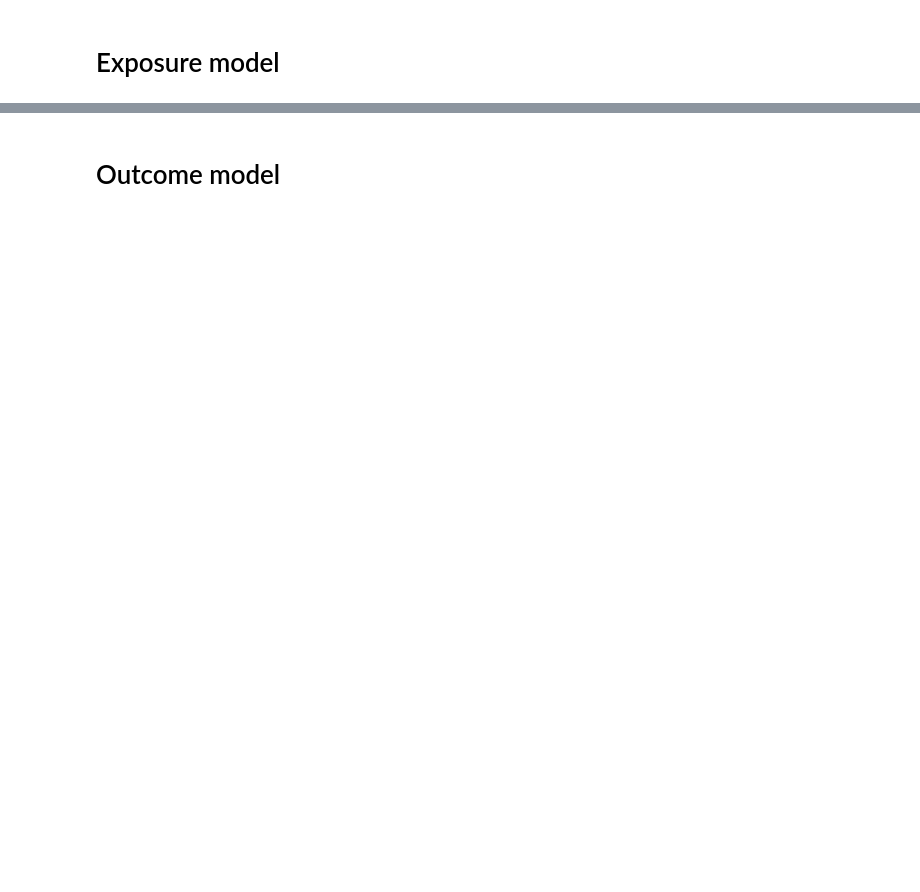
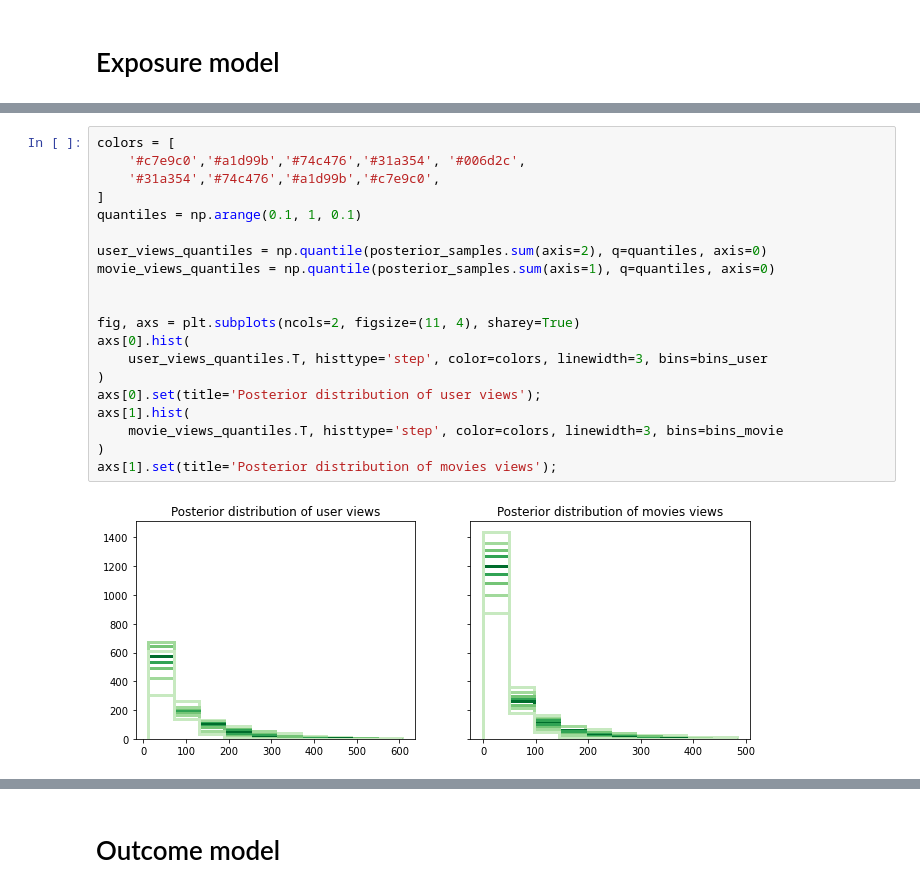
Before and after one commit to RaulPL/deconfounded_recommender, a Jupyter notebook: dec_recommender.ipynb, the cells around one changed output, grey strips where cells are left out. Cells and saved outputs as stored; diff of their text form; blank space fills up the shorter version.

```diff
--- a/dec_recommender.ipynb
+++ b/dec_recommender.ipynb
@@ -160,0 +231,22 @@ posterior_samples = mcmc.get_samples()
+# %%
+colors = [
+    '#c7e9c0','#a1d99b','#74c476','#31a354', '#006d2c',
+    '#31a354','#74c476','#a1d99b','#c7e9c0',
+]
+quantiles = np.arange(0.1, 1, 0.1)
+
+user_views_quantiles = np.quantile(posterior_samples.sum(axis=2), q=quantiles, axis=0)
+movie_views_quantiles = np.quantile(posterior_samples.sum(axis=1), q=quantiles, axis=0)
+
+
+fig, axs = plt.subplots(ncols=2, figsize=(11, 4), sharey=True)
+axs[0].hist(
+    user_views_quantiles.T, histtype='step', color=colors, linewidth=3, bins=bins_user
+)
+axs[0].set(title='Posterior distribution of user views');
+axs[1].hist(
+    movie_views_quantiles.T, histtype='step', color=colors, linewidth=3, bins=bins_movie
+)
+axs[1].set(title='Posterior distribution of movies views');
+# %% [output]
+[figure, added]
```
Also changed, not shown: parts of 19 cells of this notebook.
